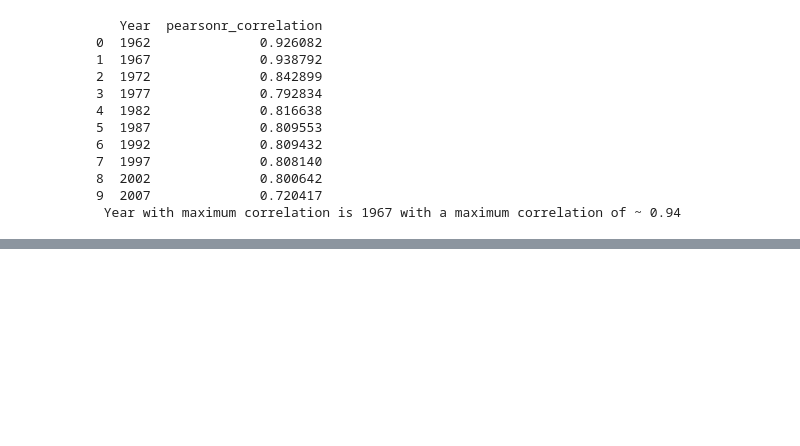
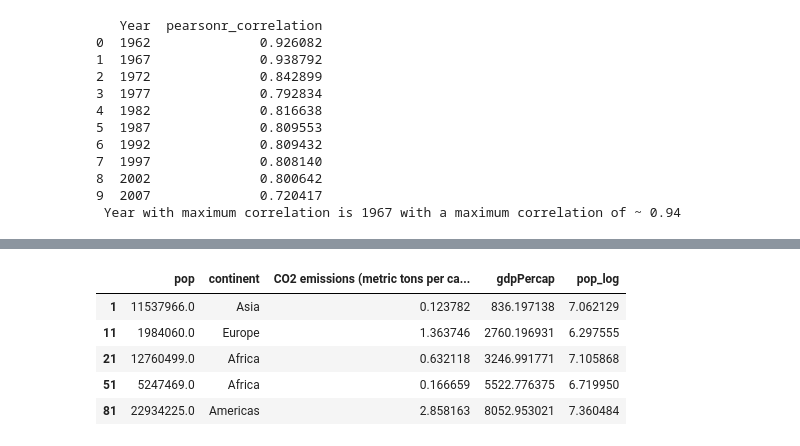
Before and after one commit to mikemwanga/Data_Science, a Jupyter notebook: Python for Data Science/notebook/python4DS.ipynb, the cells around one changed output, grey strips where cells are left out. Saved outputs shown, nothing was run; the diff lists cells and outputs as text; code cells hidden in the pictures; blank space fills up the shorter version.

```diff
--- a/Python for Data Science/notebook/python4DS.ipynb
+++ b/Python for Data Science/notebook/python4DS.ipynb
@@ -162,0 +167,19 @@ print(" Year with maximum correlation is", year_max_corre, "with a maximum corre
+# %%
+data_1967 = my_data[my_data["Year"] == 1967]
+corr_data = data_1967[[
+    "pop", "continent", "CO2 emissions (metric tons per capita)", "gdpPercap"]]
+
+corr_data = corr_data.dropna()  # the data has missing data which we drop here
+
+#Since the population values are extremely large, we get their log10 forms
+
+corr_data["pop_log"] = np.log10(corr_data[["pop"]])
+
+corr_data.head()
+# %% [output]
+|  | pop | continent | CO2 emissions (metric tons per ca... | gdpPercap | pop_log |
+| 1 | 11537966.0 | Asia | 0.123782 | 836.197138 | 7.062129 |
+| 11 | 1984060.0 | Europe | 1.363746 | 2760.196931 | 6.297555 |
+| 21 | 12760499.0 | Africa | 0.632118 | 3246.991771 | 7.105868 |
+| 51 | 5247469.0 | Africa | 0.166659 | 5522.776375 | 6.719950 |
+| 81 | 22934225.0 | Americas | 2.858163 | 8052.953021 | 7.360484 |
```
Also changed, not shown: parts of 2 cells of this notebook.
